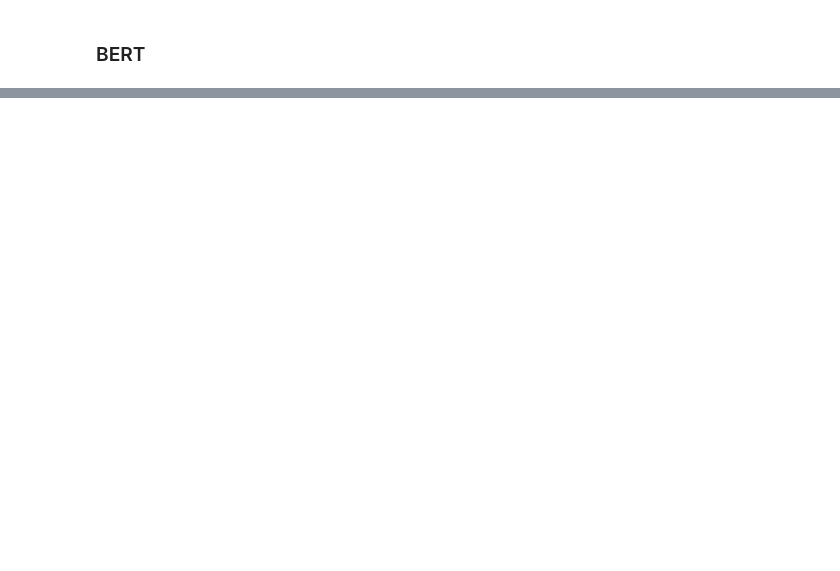
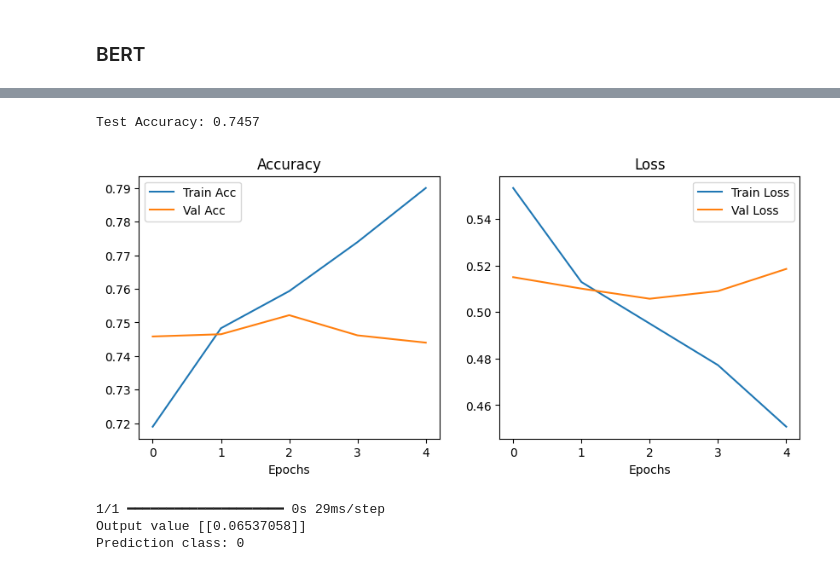
Before and after one commit to VighneshPath/CapDevAI, a Jupyter notebook: part3/Sentiment.ipynb, the cells around one changed output, grey strips where cells are left out. Saved outputs shown, nothing was run; the diff lists cells and outputs as text; code cells hidden in the pictures; blank space fills up the shorter version.

Commit message:
Adds BERT and SentenceTransformer

```diff
--- a/part3/Sentiment.ipynb
+++ b/part3/Sentiment.ipynb
@@ -451,0 +446,26 @@ plt.show()
+# %%
+y = sentiment_df['target'].values
+X = sentence_embeddings
+# %%
+X_train_full, X_test, y_train_full, y_test = train_test_split(X, y, test_size=0.25, random_state=42)
+X_train, X_val, y_train, y_val = train_test_split(X_train_full, y_train_full, test_size=0.2, random_state=42)
+# %%
+input_dim = X_train.shape[1]
+
+model = models.Sequential([
+    layers.Input(shape=(input_dim,)),
+    layers.Dense(256, activation='relu'),
+    layers.Dropout(0.3),
+    layers.Dense(64, activation='relu'),
+    layers.Dropout(0.3),
+    layers.Dense(1, activation='sigmoid')
+])
+# %%
+model.compile(optimizer='adam', loss='binary_crossentropy', metrics=['accuracy'])
+history = model.fit(
+    X_train, y_train,
+    validation_data=(X_val, y_val),
+    epochs=5,
+    batch_size=64,
+    verbose=1
+)
@@ -451,0 +483,5 @@ plt.show()
+# %%
+test_loss, test_acc = model.evaluate(X_test, y_test, verbose=0)
+print(f"Test Accuracy: {test_acc:.4f}")
+# %% [output]
+Test Accuracy: 0.7457
@@ -451,0 +494,38 @@ plt.show()
+# %%
+plt.figure(figsize=(10,4))
+
+plt.subplot(1,2,1)
+plt.plot(history.history['accuracy'], label='Train Acc')
+plt.plot(history.history['val_accuracy'], label='Val Acc')
+plt.title('Accuracy')
+plt.xlabel('Epochs')
+plt.legend()
+
+plt.subplot(1,2,2)
+plt.plot(history.history['loss'], label='Train Loss')
+plt.plot(history.history['val_loss'], label='Val Loss')
+plt.title('Loss')
+plt.xlabel('Epochs')
+plt.legend()
+
+plt.show()
+# %% [output]
+[figure, added]
+# %%
+import torch
+import numpy as np
+
+text = "I really hate what's happening currently, Kim Jong Un is testing Nuclear Weapons again!"
+
+embedding = embedder.encode([text], convert_to_tensor=True, device='cuda')
+embedding_np = embedding.detach().cpu().numpy()
+
+output = model.predict(embedding_np)
+
+predicted_class = (output > 0.5).astype(int)[0][0]
+print("Output value", output)
+print("Prediction class:", predicted_class)
+# %% [output]
+1/1 ━━━━━━━━━━━━━━━━━━━━ 0s 29ms/step
+Output value [[0.06537058]]
+Prediction class: 0
```
Also changed, not shown: parts of 30 cells of this notebook, 13 other files.
